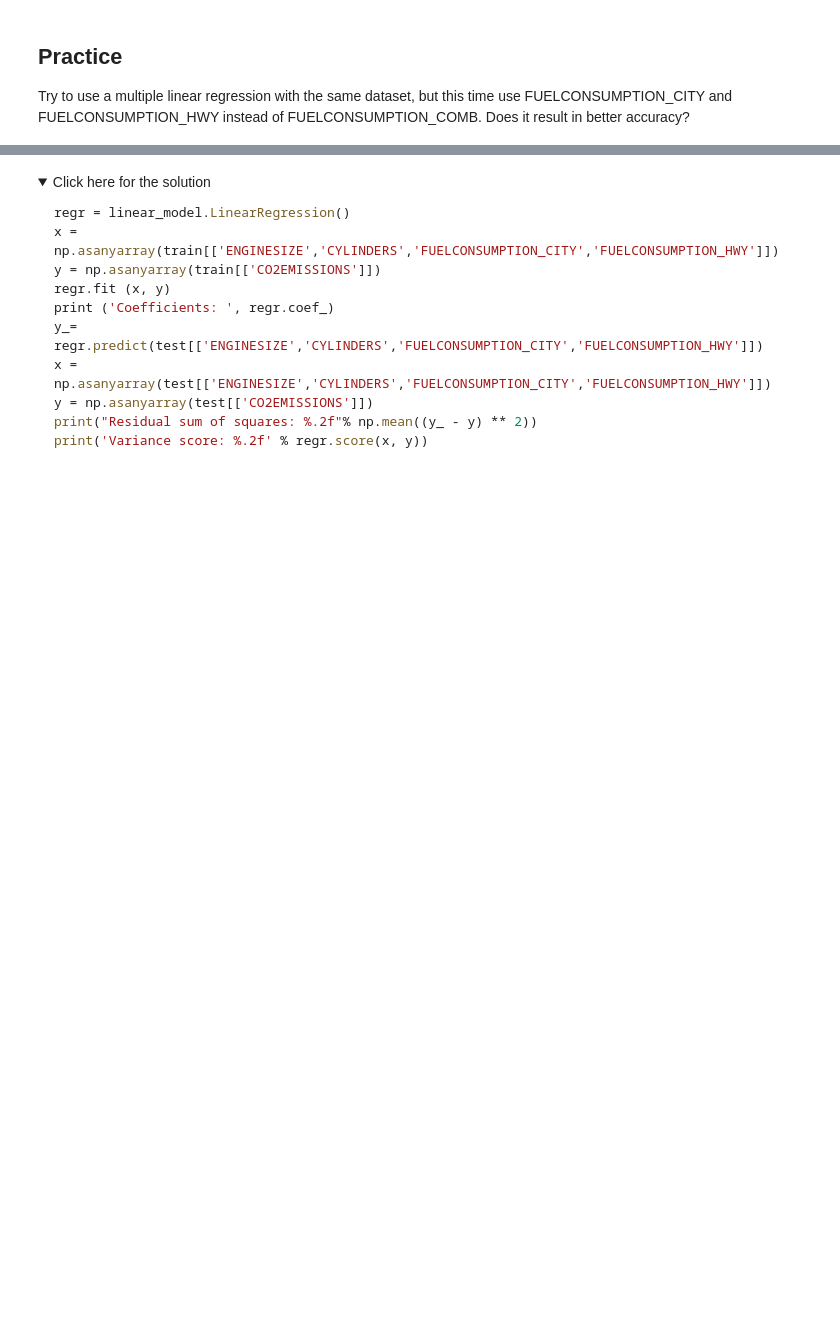
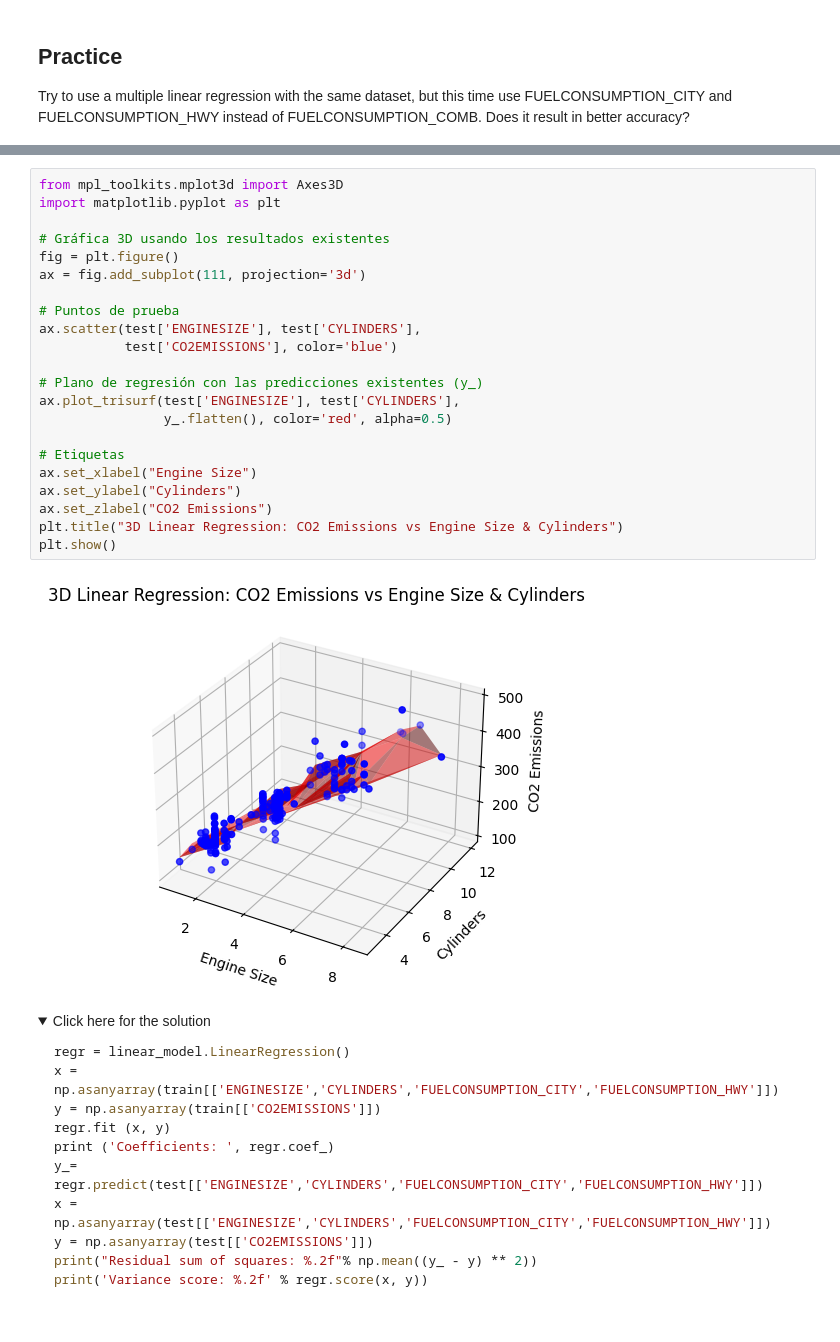
Before and after one commit to igorparrabastias/learning, a Jupyter notebook: AI/notebooks/Machine Learning with Python/ML0101EN-Reg-Mulitple-Linear-Regression-Co2-v2.ipynb, the cells around one changed output, grey strips where cells are left out. Saved outputs shown, nothing was run; the diff lists cells and outputs as text; folded sections open; blank space fills up the shorter version.

```diff
--- a/AI/notebooks/Machine Learning with Python/ML0101EN-Reg-Mulitple-Linear-Regression-Co2-v2.ipynb
+++ b/AI/notebooks/Machine Learning with Python/ML0101EN-Reg-Mulitple-Linear-Regression-Co2-v2.ipynb
@@ -244,3 +255,27 @@ Variance score: 0.86
+# %%
+from mpl_toolkits.mplot3d import Axes3D
+import matplotlib.pyplot as plt
+
+# Gráfica 3D usando los resultados existentes
+fig = plt.figure()
+ax = fig.add_subplot(111, projection='3d')
+
+# Puntos de prueba
+ax.scatter(test['ENGINESIZE'], test['CYLINDERS'],
+           test['CO2EMISSIONS'], color='blue')
+
+# Plano de regresión con las predicciones existentes (y_)
+ax.plot_trisurf(test['ENGINESIZE'], test['CYLINDERS'],
+                y_.flatten(), color='red', alpha=0.5)
+
+# Etiquetas
+ax.set_xlabel("Engine Size")
+ax.set_ylabel("Cylinders")
+ax.set_zlabel("CO2 Emissions")
+plt.title("3D Linear Regression: CO2 Emissions vs Engine Size & Cylinders")
+plt.show()
+# %% [output]
+[figure, added]
 # %% [markdown]
 <details><summary>Click here for the solution</summary>
 
```
Also changed, not shown: parts of 2 cells of this notebook.
